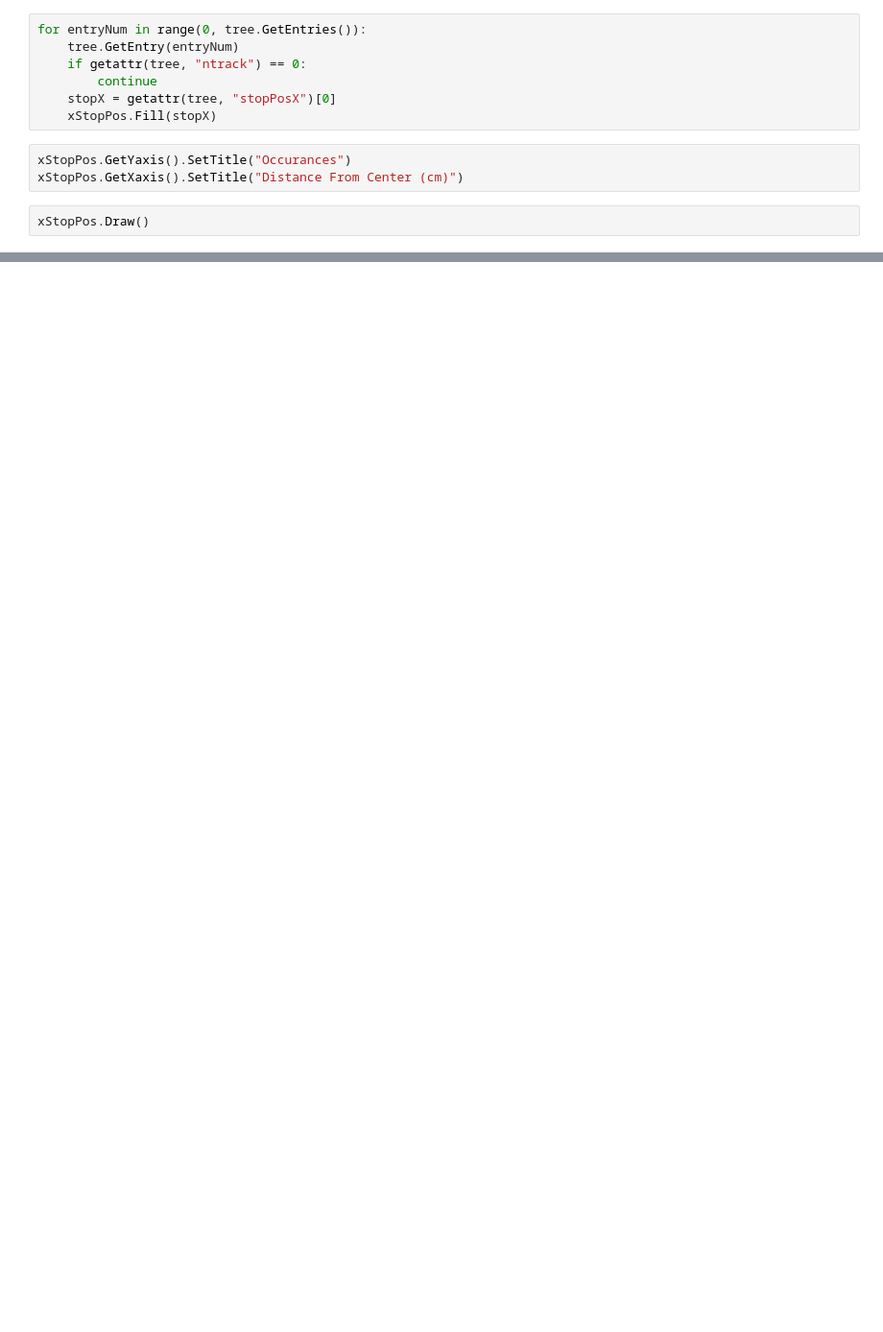
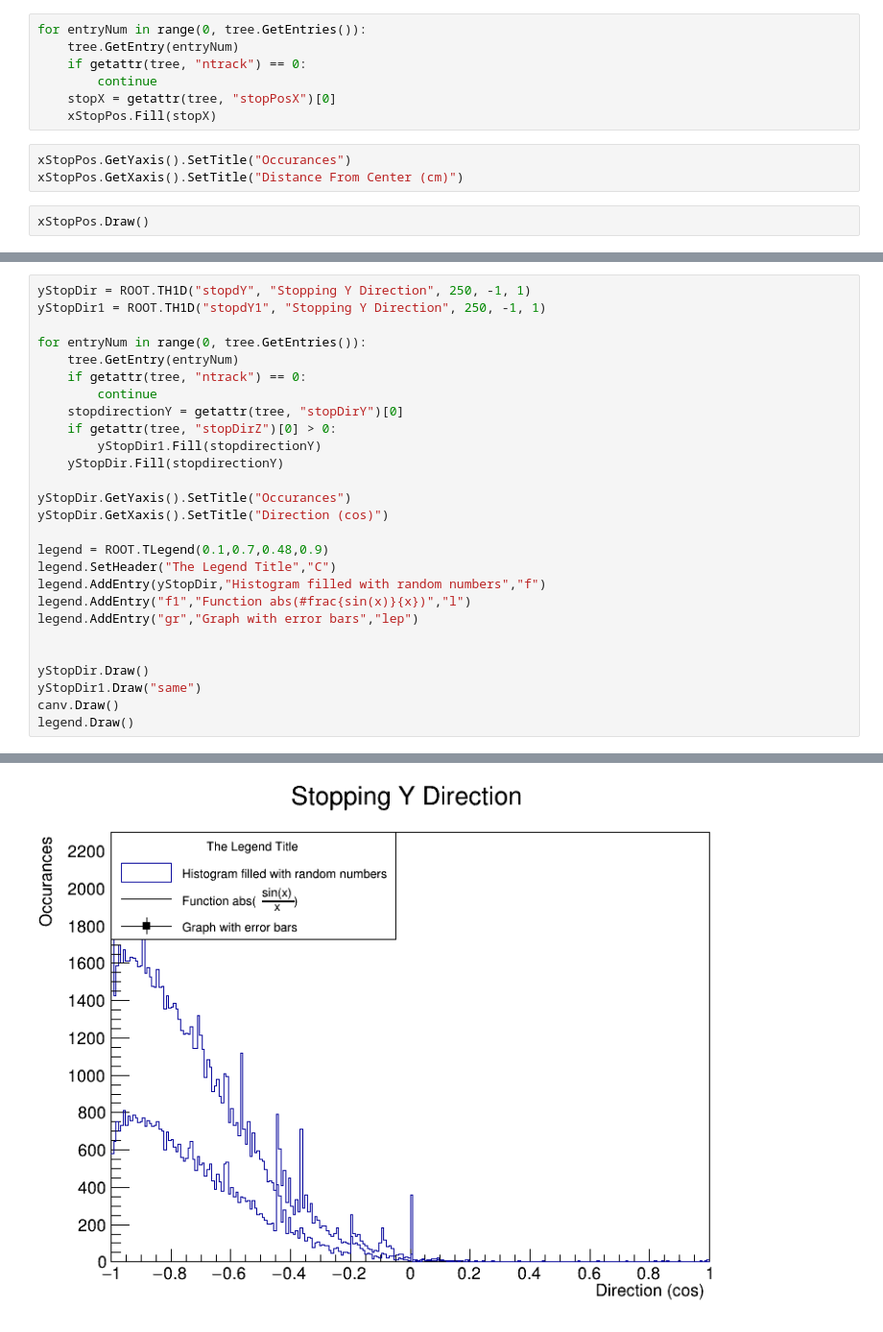
Before and after one commit to navaneethsrinath/RootPractice, a Jupyter notebook: novadatapractice.ipynb, the cells around one changed output, grey strips where cells are left out. Shown: that part at 96% size. Cells and saved outputs as stored; diff of their text form; blank space fills up the shorter version.

```diff
--- a/novadatapractice.ipynb
+++ b/novadatapractice.ipynb
@@ -137,0 +176,28 @@ canv.Draw()
+# %%
+yStopDir = ROOT.TH1D("stopdY", "Stopping Y Direction", 250, -1, 1)
+yStopDir1 = ROOT.TH1D("stopdY1", "Stopping Y Direction", 250, -1, 1)
+
+for entryNum in range(0, tree.GetEntries()):
+    tree.GetEntry(entryNum)
+    if getattr(tree, "ntrack") == 0:
+        continue
+    stopdirectionY = getattr(tree, "stopDirY")[0]
+    if getattr(tree, "stopDirZ")[0] > 0:
+        yStopDir1.Fill(stopdirectionY)
+    yStopDir.Fill(stopdirectionY)
+
+yStopDir.GetYaxis().SetTitle("Occurances")
+yStopDir.GetXaxis().SetTitle("Direction (cos)")
+
+legend = ROOT.TLegend(0.1,0.7,0.48,0.9)
+legend.SetHeader("The Legend Title","C")
+legend.AddEntry(yStopDir,"Histogram filled with random numbers","f")
+legend.AddEntry("f1","Function abs(#frac{sin(x)}{x})","l")
+legend.AddEntry("gr","Graph with error bars","lep")
+
+
+yStopDir.Draw()
+yStopDir1.Draw("same")
+canv.Draw()
+legend.Draw()
+# %% [output]
@@ -137,0 +206 @@ canv.Draw()
+[figure, added]
```
Also changed, not shown: parts of 47 cells of this notebook.
